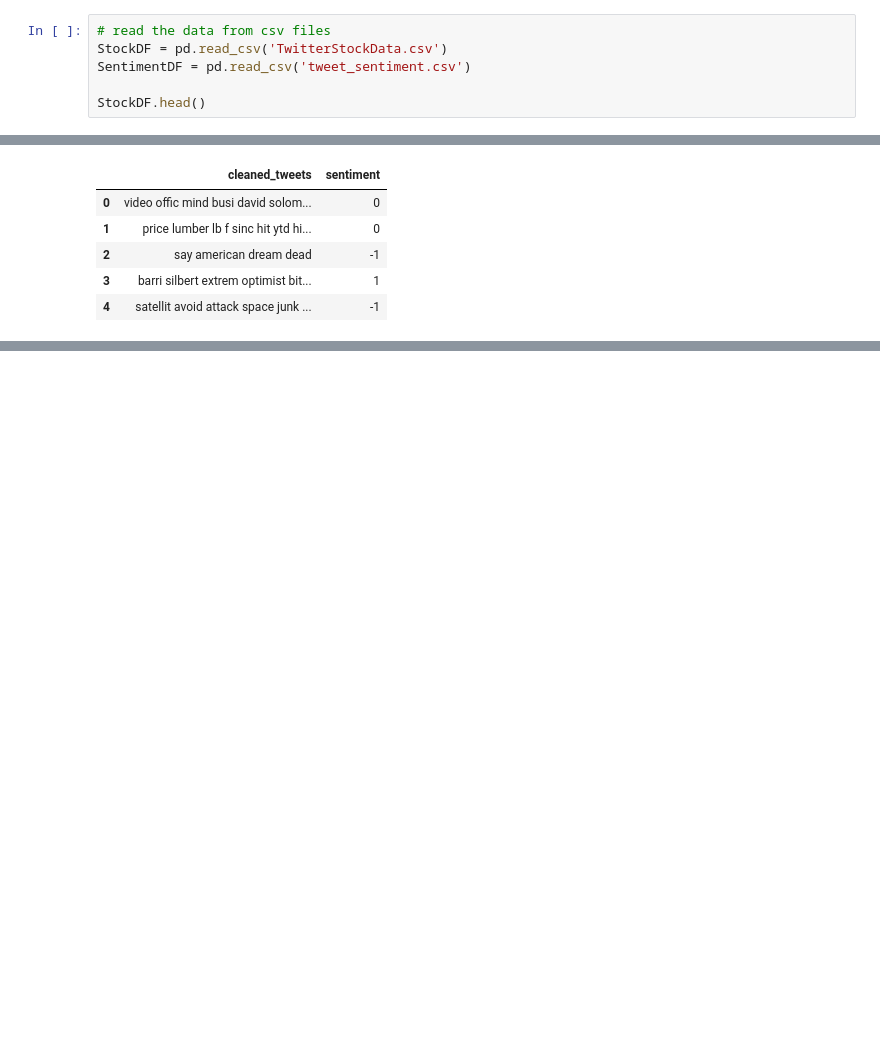
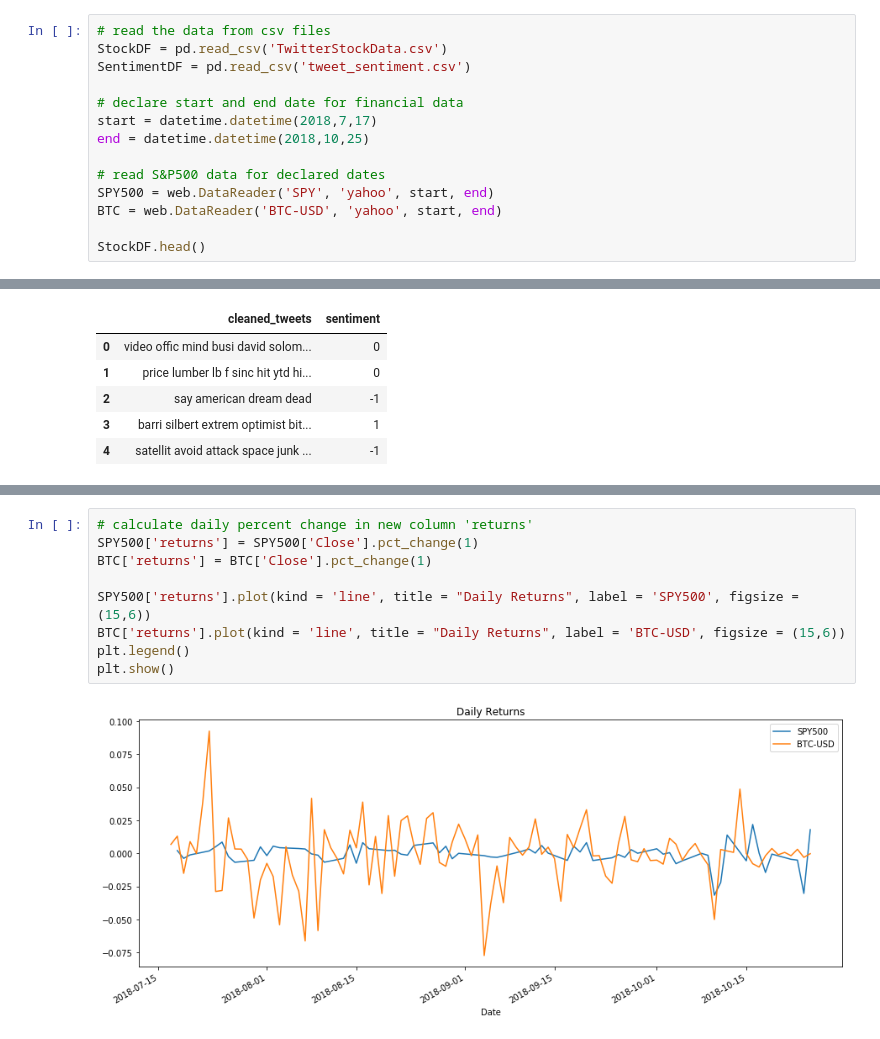
Before and after one commit to danellsworth/danellsworth.github.io, a Jupyter notebook: FinancialAnalysis.ipynb, the cells around one changed output, grey strips where cells are left out. Drawn from its saved outputs; the diff is of its cells as text; blank space fills up the shorter version.

```diff
--- a/FinancialAnalysis.ipynb
+++ b/FinancialAnalysis.ipynb
@@ -7,6 +26,14 @@ import matplotlib.pyplot as plt
 StockDF = pd.read_csv('TwitterStockData.csv')
 SentimentDF = pd.read_csv('tweet_sentiment.csv')
 
+# declare start and end date for financial data
+start = datetime.datetime(2018,7,17)
+end = datetime.datetime(2018,10,25)
+
+# read S&P500 data for declared dates
+SPY500 = web.DataReader('SPY', 'yahoo', start, end)
+BTC = web.DataReader('BTC-USD', 'yahoo', start, end)
+
 StockDF.head()
 # %% [output]
 |  | text | timestamp | source | symbols | company_names | url | verified |
@@ -43,0 +91,11 @@ StockDF.merge(SentimentDF, how='inner', left_index = True, right_index=True)
+# %%
+# calculate daily percent change in new column 'returns'
+SPY500['returns'] = SPY500['Close'].pct_change(1)
+BTC['returns'] = BTC['Close'].pct_change(1)
+
+SPY500['returns'].plot(kind = 'line', title = "Daily Returns", label = 'SPY500', figsize = (15,6))
+BTC['returns'].plot(kind = 'line', title = "Daily Returns", label = 'BTC-USD', figsize = (15,6))
+plt.legend()
+plt.show()
+# %% [output]
+[figure, added]
```
Also changed, not shown: parts of 11 cells of this notebook, 5 other files.
